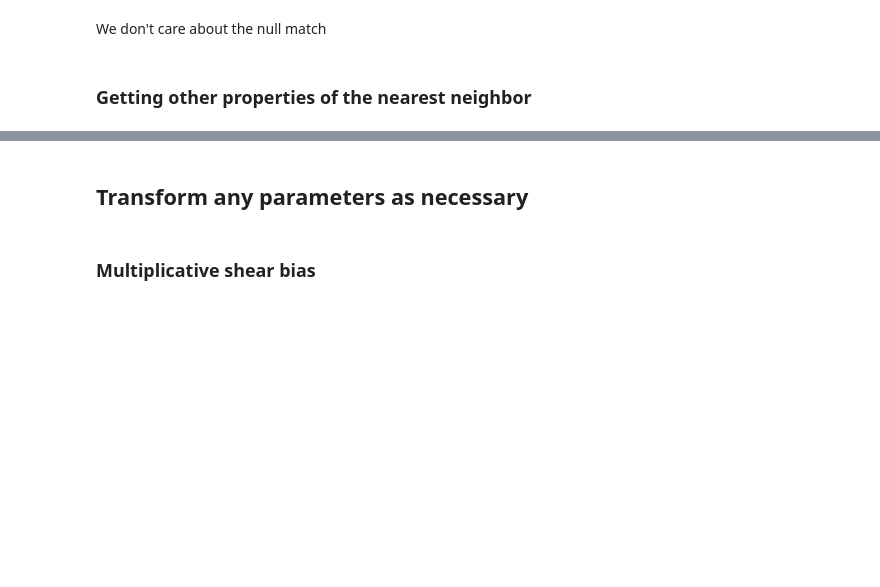
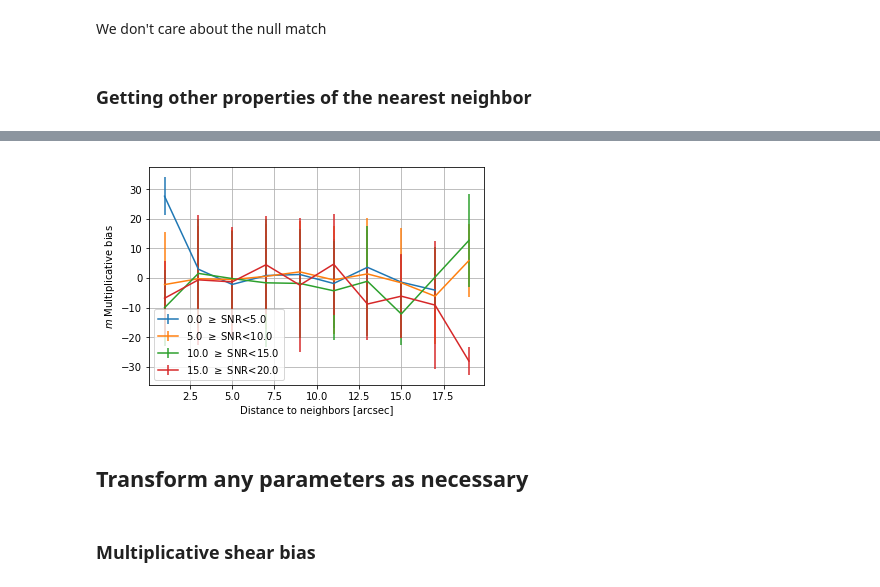
Before and after one commit to LSSTDESC/hackdeblend, a Jupyter notebook: skeleton.ipynb, the cells around one changed output, grey strips where cells are left out. Cells and saved outputs as stored; diff of their text form; code cells hidden in the pictures; blank space fills up the shorter version.

```diff
--- a/skeleton.ipynb
+++ b/skeleton.ipynb
@@ -485,0 +466,16 @@ plt.errorbar(bc,bias_mag,dbias_mag,marker='o',linestyle='none')
+# %%
+#3 bins in shear, after selecting in snr and distance
+bin_over = [distance[cut] , data['mcal_s2n_r'][cut]]
+distance_bins = np.arange(0,22,2)
+snr_bins = np.arange(0,25,5)
+unique_g = np.unique(data['shear_true'][:,1])
+dg = unique_g[2]-unique_g[1]
+mean_bias = np.zeros((len(np.unique(data['shear_true'][:,1])),len(distance_bins)-1,len(snr_bins)-1))
+std_bias = np.zeros_like(mean_bias)
+bins = [distance_bins,snr_bins]
+for i,ishear in enumerate(np.unique(data['shear_true'][:,1])):
+    new_cut = np.logical_and(cut,np.fabs(data['shear_true'][:,1]-ishear)<0.005)
+    mean_bias[i,:,:], binx,biny, _ = binned_statistic_2d(distance[new_cut] , data['mcal_s2n_r'][new_cut], shear_bias[:,0][new_cut], bins=bins)
+    std_bias[i,:,:], binx,biny, _ = binned_statistic_2d(distance[new_cut] , data['mcal_s2n_r'][new_cut], shear_bias[:,0][new_cut], statistic='std', bins=bins)
+    mult_bias = (mean_bias[2,:,:]-mean_bias[1,:,:])/dg
+    dmult_bias = 1./dg*np.sqrt(std_bias[2,:,:]**2+std_bias[1,:,:]**2)
@@ -486,3 +495,12 @@ plt.errorbar(bc,bias_mag,dbias_mag,marker='o',linestyle='none')
+# %%
+for i in range(len(snr_bins)-1):
+    plt.errorbar(0.5*distance_bins[1:]+0.5*distance_bins[:-1],mult_bias[:,i],dmult_bias[:,i],label=r'%.1f $\geq$ SNR<%.1f' %(snr_bins[i],snr_bins[i+1]))
+plt.xlabel('Distance to neighbors [arcsec]')
+plt.legend(loc='best')
+plt.ylabel('$m$ Multiplicative bias')
+plt.grid()
+# %% [output]
+[figure, added]
 # %% [markdown]
 ## Transform any parameters as necessary
 # %% [markdown]
```
Also changed, not shown: parts of 11 cells of this notebook.
